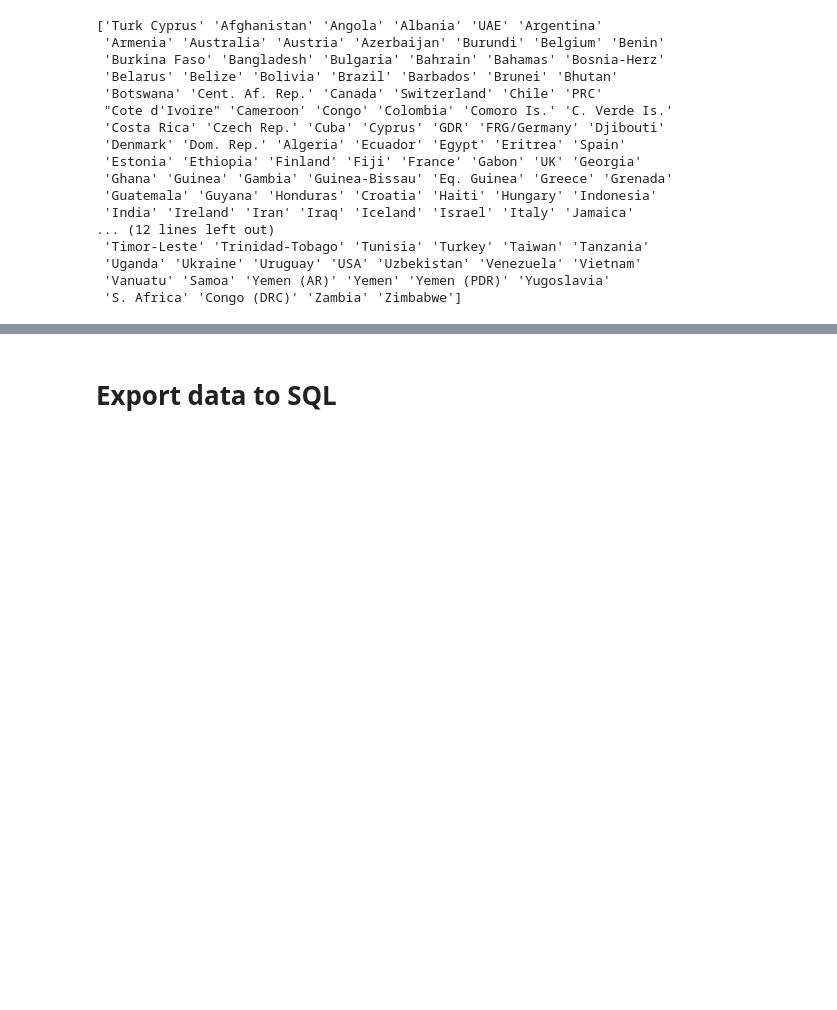
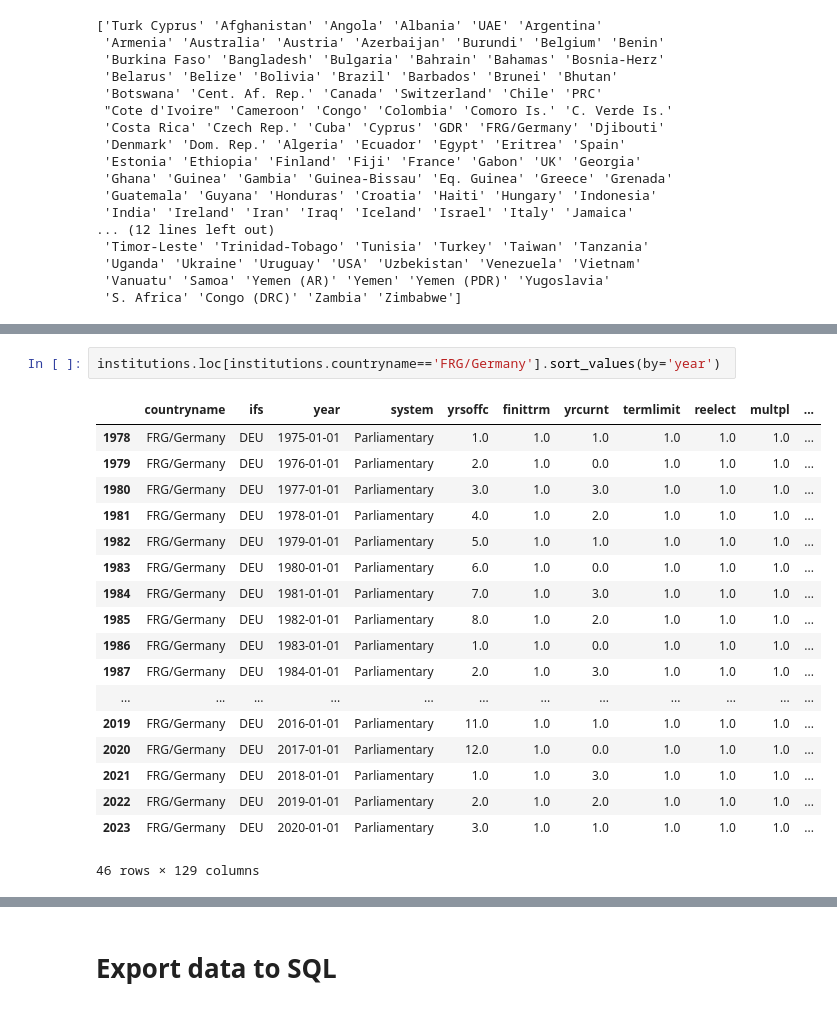
Before and after one commit to sethnlewis/Predicting-Political-Revolutions, a Jupyter notebook: notebooks/cleaning - institutions.ipynb, the cells around one changed output, grey strips where cells are left out. Saved outputs shown, nothing was run; the diff lists cells and outputs as text; blank space fills up the shorter version.

```diff
--- a/notebooks/cleaning - institutions.ipynb
+++ b/notebooks/cleaning - institutions.ipynb
@@ -112,0 +193,21 @@ print(institution_countries)
+# %%
+institutions.loc[institutions.countryname=='FRG/Germany'].sort_values(by='year')
+# %% [output]
+|  | countryname | ifs | year | system | yrsoffc | finittrm | yrcurnt | termlimit | reelect | multpl | ... |
+| 1978 | FRG/Germany | DEU | 1975-01-01 | Parliamentary | 1.0 | 1.0 | 1.0 | 1.0 | 1.0 | 1.0 | ... |
+| 1979 | FRG/Germany | DEU | 1976-01-01 | Parliamentary | 2.0 | 1.0 | 0.0 | 1.0 | 1.0 | 1.0 | ... |
+| 1980 | FRG/Germany | DEU | 1977-01-01 | Parliamentary | 3.0 | 1.0 | 3.0 | 1.0 | 1.0 | 1.0 | ... |
+| 1981 | FRG/Germany | DEU | 1978-01-01 | Parliamentary | 4.0 | 1.0 | 2.0 | 1.0 | 1.0 | 1.0 | ... |
+| 1982 | FRG/Germany | DEU | 1979-01-01 | Parliamentary | 5.0 | 1.0 | 1.0 | 1.0 | 1.0 | 1.0 | ... |
+| 1983 | FRG/Germany | DEU | 1980-01-01 | Parliamentary | 6.0 | 1.0 | 0.0 | 1.0 | 1.0 | 1.0 | ... |
+| 1984 | FRG/Germany | DEU | 1981-01-01 | Parliamentary | 7.0 | 1.0 | 3.0 | 1.0 | 1.0 | 1.0 | ... |
+| 1985 | FRG/Germany | DEU | 1982-01-01 | Parliamentary | 8.0 | 1.0 | 2.0 | 1.0 | 1.0 | 1.0 | ... |
+| 1986 | FRG/Germany | DEU | 1983-01-01 | Parliamentary | 1.0 | 1.0 | 0.0 | 1.0 | 1.0 | 1.0 | ... |
+| 1987 | FRG/Germany | DEU | 1984-01-01 | Parliamentary | 2.0 | 1.0 | 3.0 | 1.0 | 1.0 | 1.0 | ... |
+| ... | ... | ... | ... | ... | ... | ... | ... | ... | ... | ... | ... |
+| 2019 | FRG/Germany | DEU | 2016-01-01 | Parliamentary | 11.0 | 1.0 | 1.0 | 1.0 | 1.0 | 1.0 | ... |
+| 2020 | FRG/Germany | DEU | 2017-01-01 | Parliamentary | 12.0 | 1.0 | 0.0 | 1.0 | 1.0 | 1.0 | ... |
+| 2021 | FRG/Germany | DEU | 2018-01-01 | Parliamentary | 1.0 | 1.0 | 3.0 | 1.0 | 1.0 | 1.0 | ... |
+| 2022 | FRG/Germany | DEU | 2019-01-01 | Parliamentary | 2.0 | 1.0 | 2.0 | 1.0 | 1.0 | 1.0 | ... |
+| 2023 | FRG/Germany | DEU | 2020-01-01 | Parliamentary | 3.0 | 1.0 | 1.0 | 1.0 | 1.0 | 1.0 | ... |
+46 rows × 129 columns
```
Also changed, not shown: parts of 7 cells of this notebook, 1 other file.
